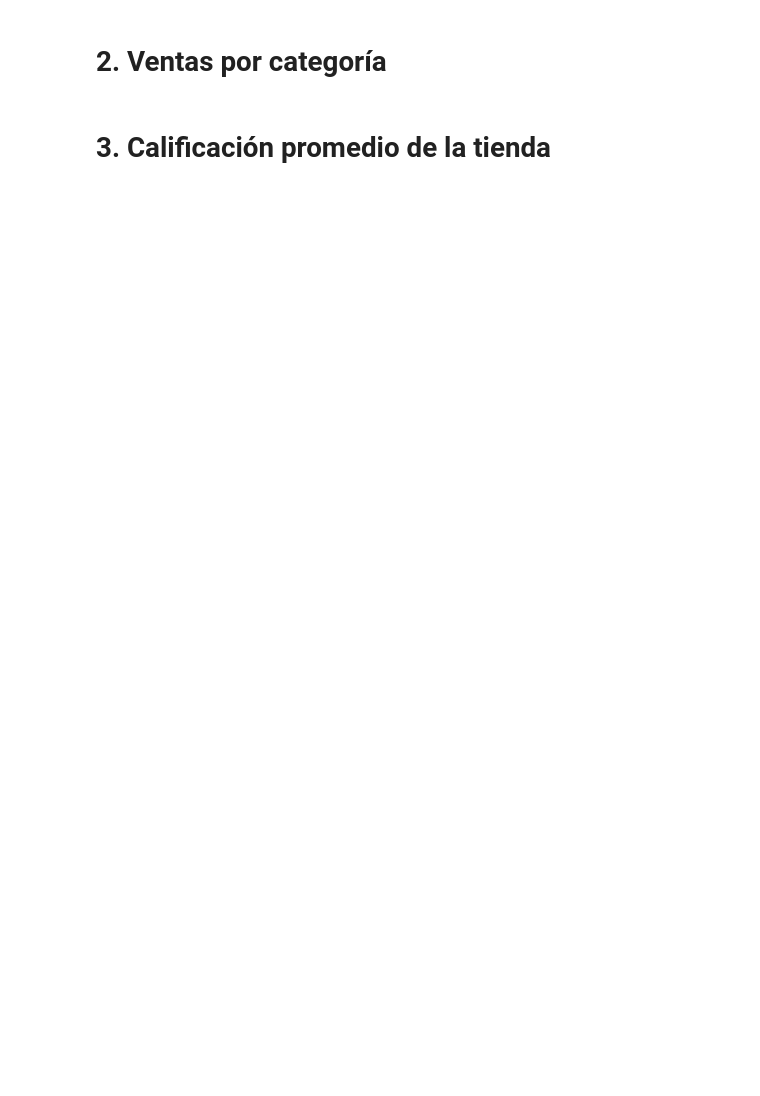
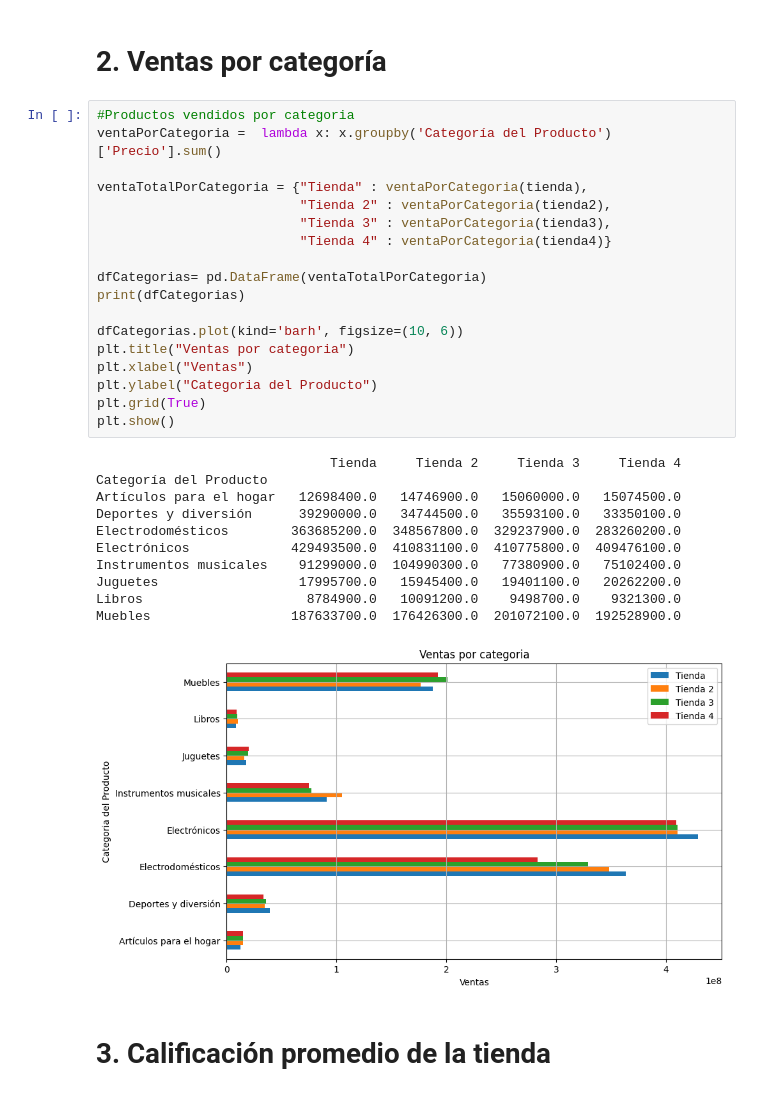
Before and after one commit to zjorgx/Alura-Store-Latam, a Jupyter notebook: AluraStoreLatam.ipynb, the cells around one changed output. Cells and saved outputs as stored; diff of their text form; blank space fills up the shorter version.

```diff
--- a/AluraStoreLatam.ipynb
+++ b/AluraStoreLatam.ipynb
@@ -26,4 +62,34 @@ tienda.head()
 # %% [markdown]
 # 2. Ventas por categoría
+# %%
+#Productos vendidos por categoria
+ventaPorCategoria =  lambda x: x.groupby('Categoría del Producto')['Precio'].sum()
+
+ventaTotalPorCategoria = {"Tienda" : ventaPorCategoria(tienda),
+                          "Tienda 2" : ventaPorCategoria(tienda2),
+                          "Tienda 3" : ventaPorCategoria(tienda3),
+                          "Tienda 4" : ventaPorCategoria(tienda4)}
+
+dfCategorias= pd.DataFrame(ventaTotalPorCategoria)
+print(dfCategorias)
+
+dfCategorias.plot(kind='barh', figsize=(10, 6))
+plt.title("Ventas por categoria")
+plt.xlabel("Ventas")
+plt.ylabel("Categoria del Producto")
+plt.grid(True)
+plt.show()
+# %% [output]
+                              Tienda     Tienda 2     Tienda 3     Tienda 4
+Categoría del Producto
+Artículos para el hogar   12698400.0   14746900.0   15060000.0   15074500.0
+Deportes y diversión      39290000.0   34744500.0   35593100.0   33350100.0
+Electrodomésticos        363685200.0  348567800.0  329237900.0  283260200.0
+Electrónicos             429493500.0  410831100.0  410775800.0  409476100.0
+Instrumentos musicales    91299000.0  104990300.0   77380900.0   75102400.0
+Juguetes                  17995700.0   15945400.0   19401100.0   20262200.0
+Libros                     8784900.0   10091200.0    9498700.0    9321300.0
+Muebles                  187633700.0  176426300.0  201072100.0  192528900.0
+[figure, added]
 # %% [markdown]
 # 3. Calificación promedio de la tienda
```
Also changed, not shown: parts of 6 cells of this notebook.
